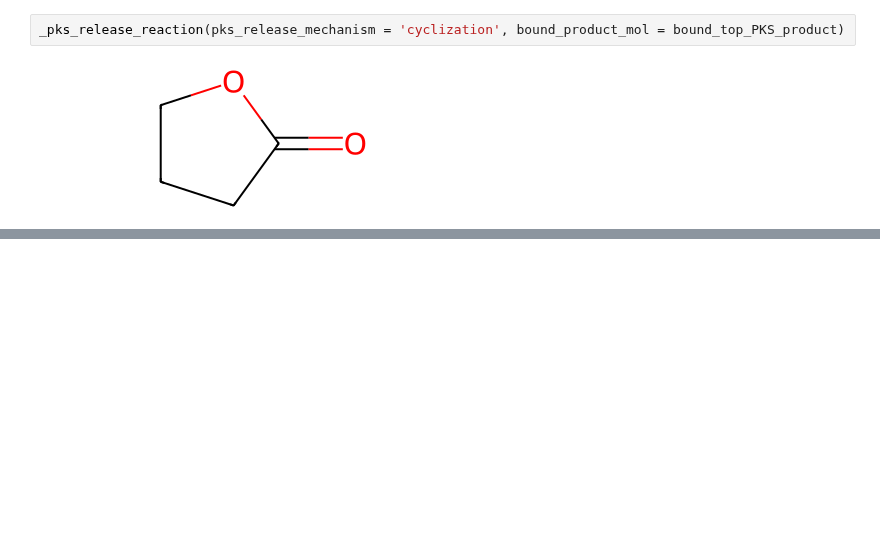
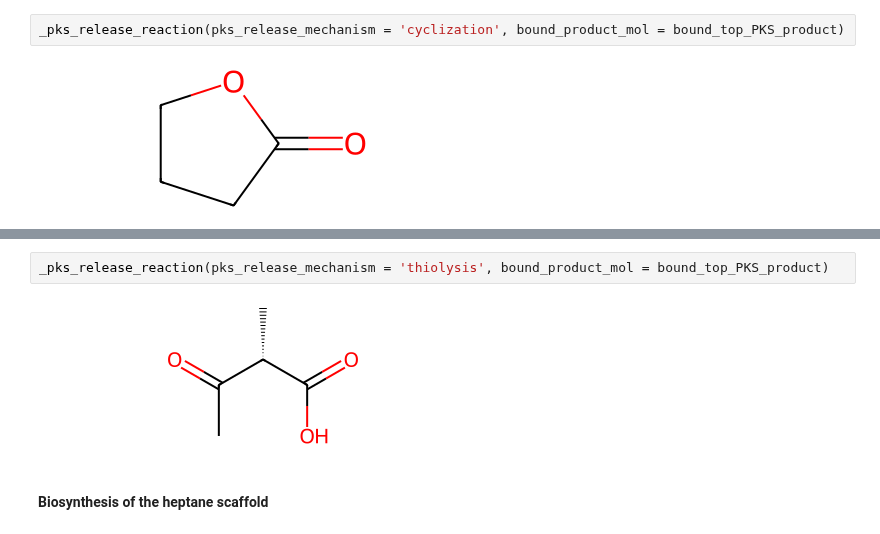
Before and after one commit to yashchainani21/RetroTideV2, a Jupyter notebook: notebooks/nb_05_RetroTide_aliphatic_targets.ipynb, the cells around one changed output, grey strips where cells are left out. Drawn from its saved outputs; the diff is of its cells as text; blank space fills up the shorter version.

```diff
--- a/notebooks/nb_05_RetroTide_aliphatic_targets.ipynb
+++ b/notebooks/nb_05_RetroTide_aliphatic_targets.ipynb
@@ -289,0 +343,6 @@ _pks_release_reaction(pks_release_mechanism = 'cyclization', bound_product_mol =
+# %%
+_pks_release_reaction(pks_release_mechanism = 'thiolysis', bound_product_mol = bound_top_PKS_product)
+# %% [output]
+[figure, added]
+# %% [markdown]
+#### Biosynthesis of the heptane scaffold
```
Also changed, not shown: parts of 10 cells of this notebook.
